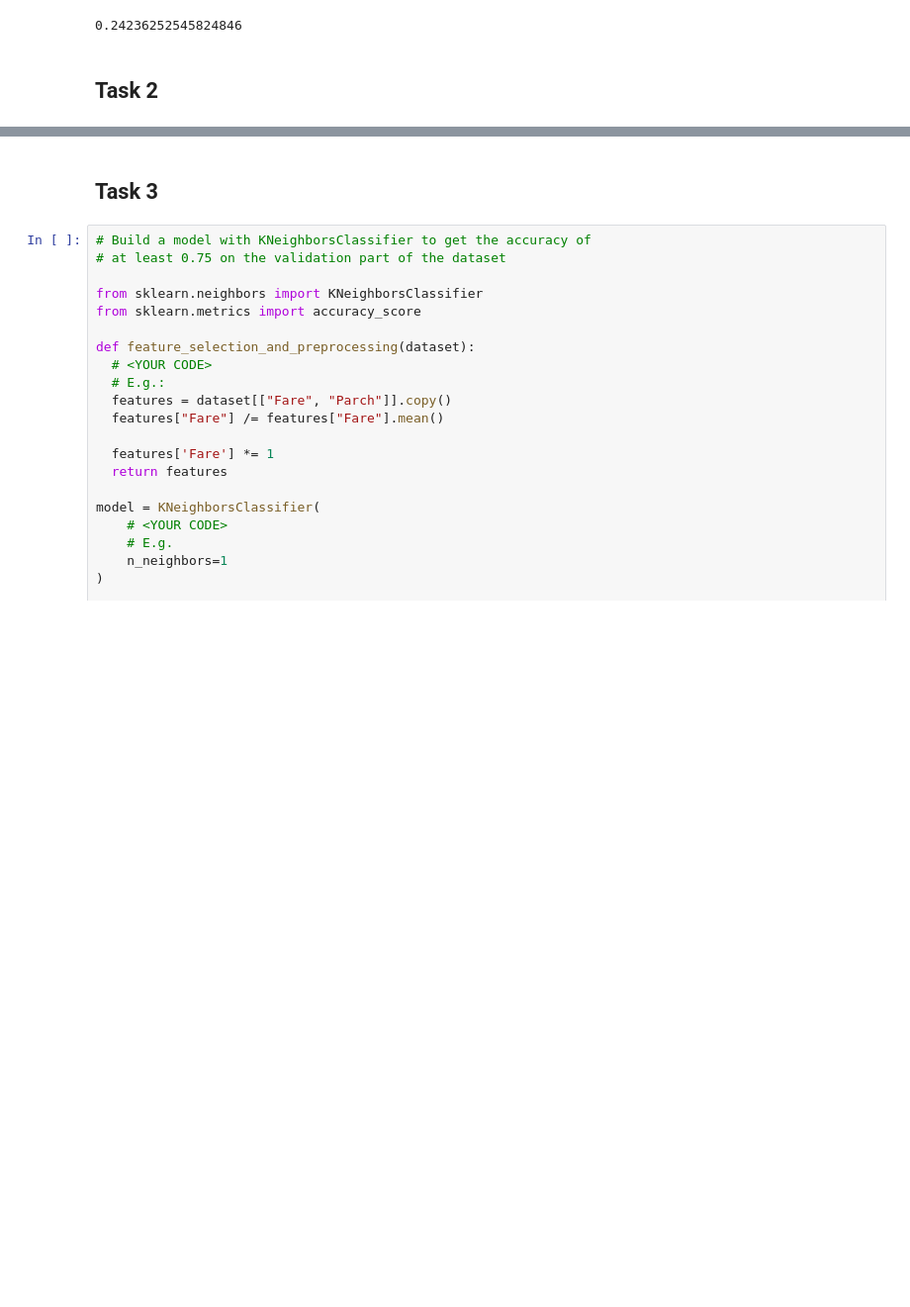
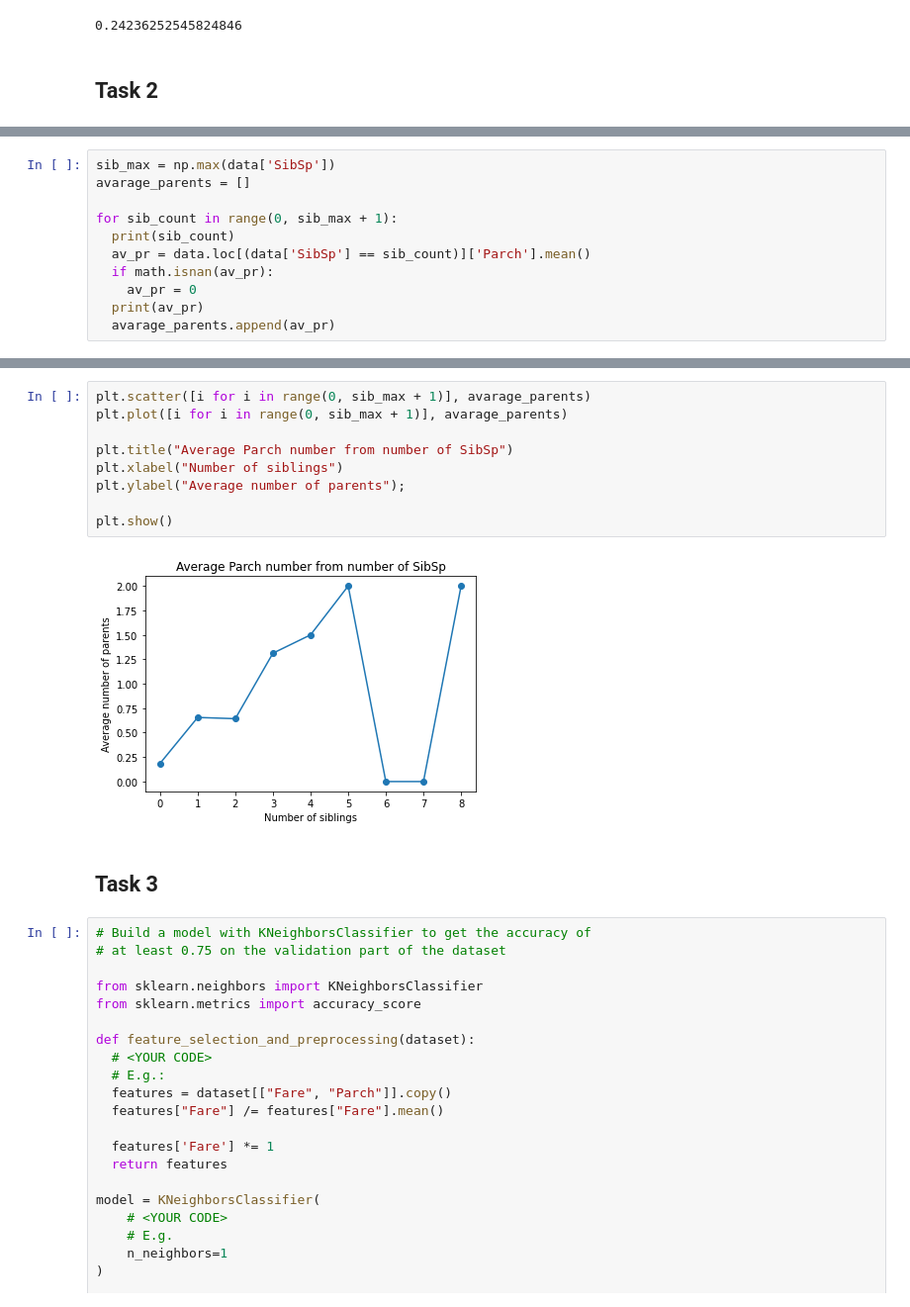
Before and after one commit to Kiarendil/ML_FIAN2020_hometasks, a Jupyter notebook: MLatFIAN2020_seminar01_homework.ipynb, the cells around one changed output, grey strips where cells are left out. Shown at 99% size. Drawn from its saved outputs; the diff is of its cells as text; blank space fills up the shorter version.

```diff
--- a/MLatFIAN2020_seminar01_homework.ipynb
+++ b/MLatFIAN2020_seminar01_homework.ipynb
@@ -88,0 +74,11 @@ data.loc[(data['Parch'] > 0)]
+# %%
+sib_max = np.max(data['SibSp'])
+avarage_parents = []
+
+for sib_count in range(0, sib_max + 1):
+  print(sib_count)
+  av_pr = data.loc[(data['SibSp'] == sib_count)]['Parch'].mean()
+  if math.isnan(av_pr):
+    av_pr = 0
+  print(av_pr)
+  avarage_parents.append(av_pr)
@@ -89,3 +104,14 @@ data.loc[(data['Parch'] > 0)]
+# %%
+plt.scatter([i for i in range(0, sib_max + 1)], avarage_parents)
+plt.plot([i for i in range(0, sib_max + 1)], avarage_parents)
+
+plt.title("Average Parch number from number of SibSp")
+plt.xlabel("Number of siblings")
+plt.ylabel("Average number of parents");
+
+plt.show()
+# %% [output]
+[figure, added]
 # %% [markdown]
 ## Task 3
 # %%
```
Also changed, not shown: parts of 2 cells of this notebook.
